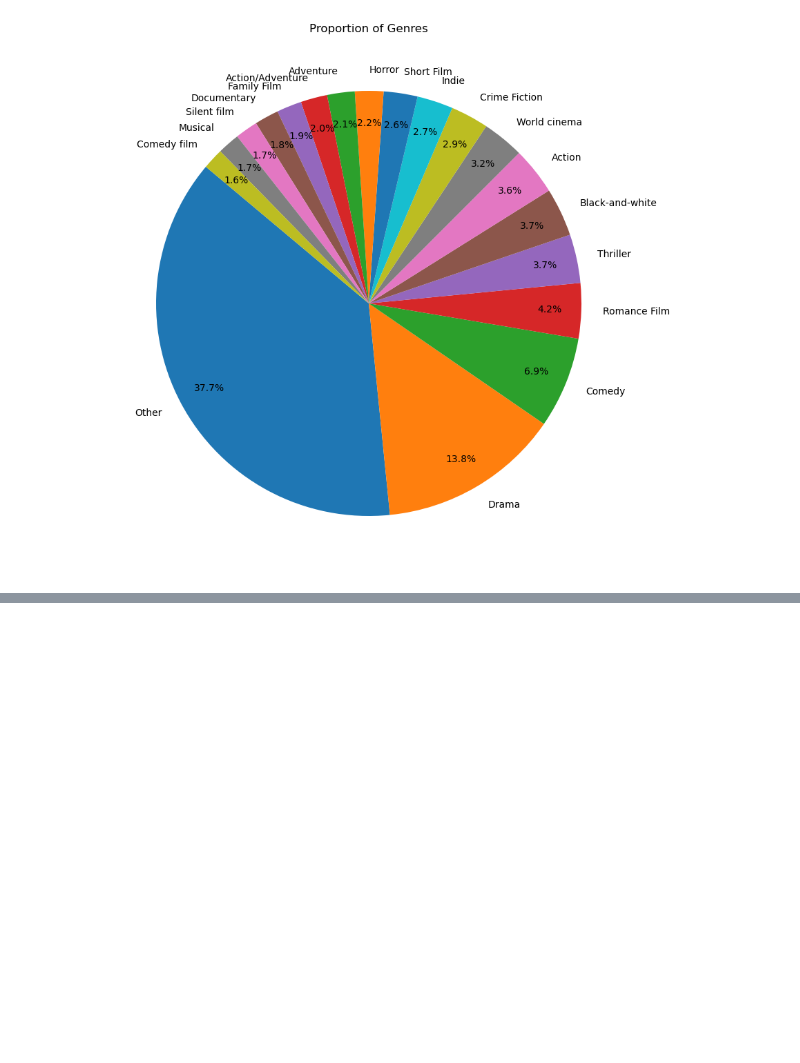
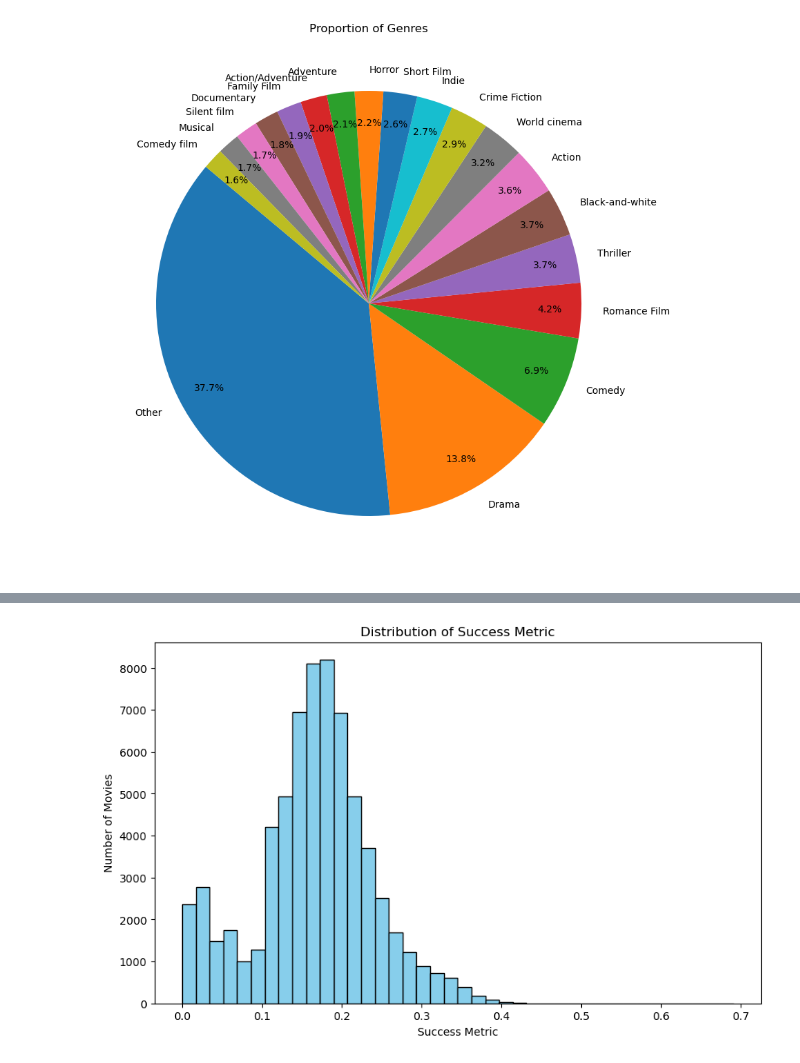
Before and after one commit to epfl-ada/ada-2024-project-gear5, a Jupyter notebook: data_exploration.ipynb, the cells around one changed output, grey strips where cells are left out. Cells and saved outputs as stored; diff of their text form; code cells hidden in the pictures; blank space fills up the shorter version.

Commit message:
metric

```diff
--- a/data_exploration.ipynb
+++ b/data_exploration.ipynb
@@ -674,0 +1104,4 @@ plt.show()
+# %%
+# Replace 0 with NaN in the 'popularity' and 'rating' columns
+data_box_office['rating'] = data_box_office['rating'].replace(0, np.nan)
+data_box_office
@@ -674,0 +1156,20 @@ plt.show()
+# %%
+# Define the weights for each metric
+weights = {
+    'popularity': 8,
+    'inflation_adjusted_box_office_revenue': 5,
+    'label': 3,
+    'rating': 3,
+    'genre_popularity': 1
+}
+
+# Function to calculate the Success_metric dynamically
+def calculate_success_metric(row, weights):
+    available_weights = {k: v for k, v in weights.items() if pd.notna(row[k])}
+    total_weight = sum(available_weights.values())
+    if total_weight == 0:
+        return np.nan
+    return sum(row[k] * (v / total_weight) for k, v in available_weights.items())
+
+# Calculate the Success_metric for each row
+data_box_office['Success_metric'] = data_box_office.apply(calculate_success_metric, axis=1, weights=weights)
@@ -674,0 +1193,6 @@ plt.show()
+# %%
+# Remove movies with a Success_metric of 0
+data_box_office = data_box_office[data_box_office['Success_metric'] != 0]
+
+# Verify the removal
+print(data_box_office['Success_metric'].describe())
@@ -674,0 +1209,16 @@ plt.show()
+# %%
+import matplotlib.pyplot as plt
+
+# Create a histogram of the Success_metric
+plt.figure(figsize=(10, 6))
+plt.hist(data_box_office['Success_metric'].dropna(), bins=40, color='skyblue', edgecolor='black')
+
+# Set the title and labels
+plt.title('Distribution of Success Metric')
+plt.xlabel('Success Metric')
+plt.ylabel('Number of Movies')
+
+# Show the plot
+plt.show()
+# %% [output]
+[figure, added]
```
Also changed, not shown: parts of 43 cells of this notebook.
